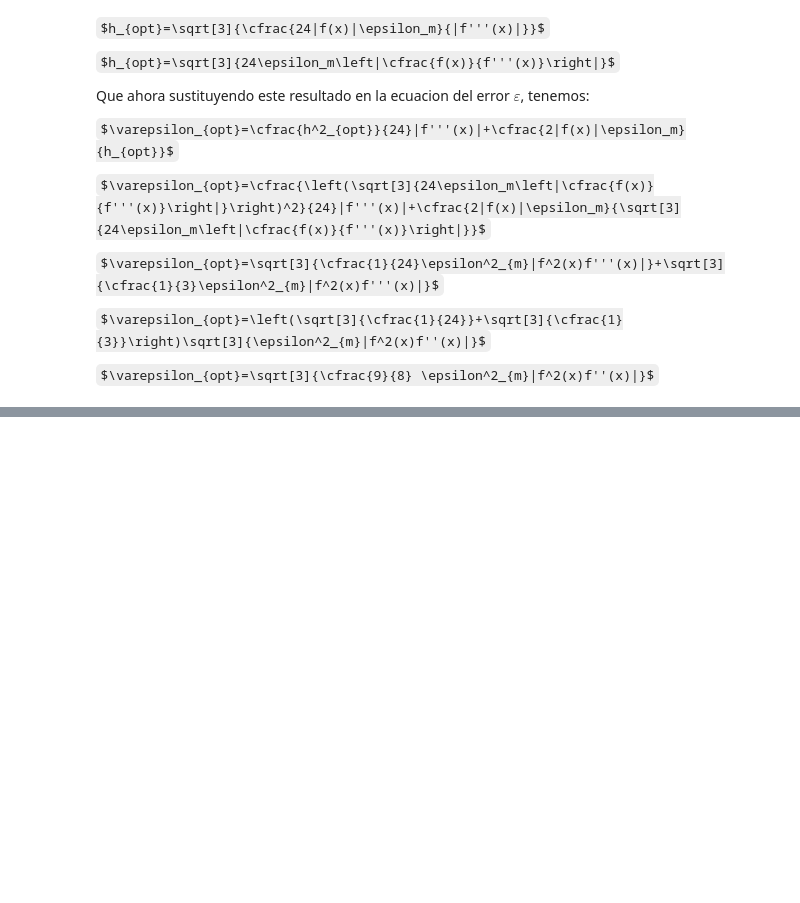
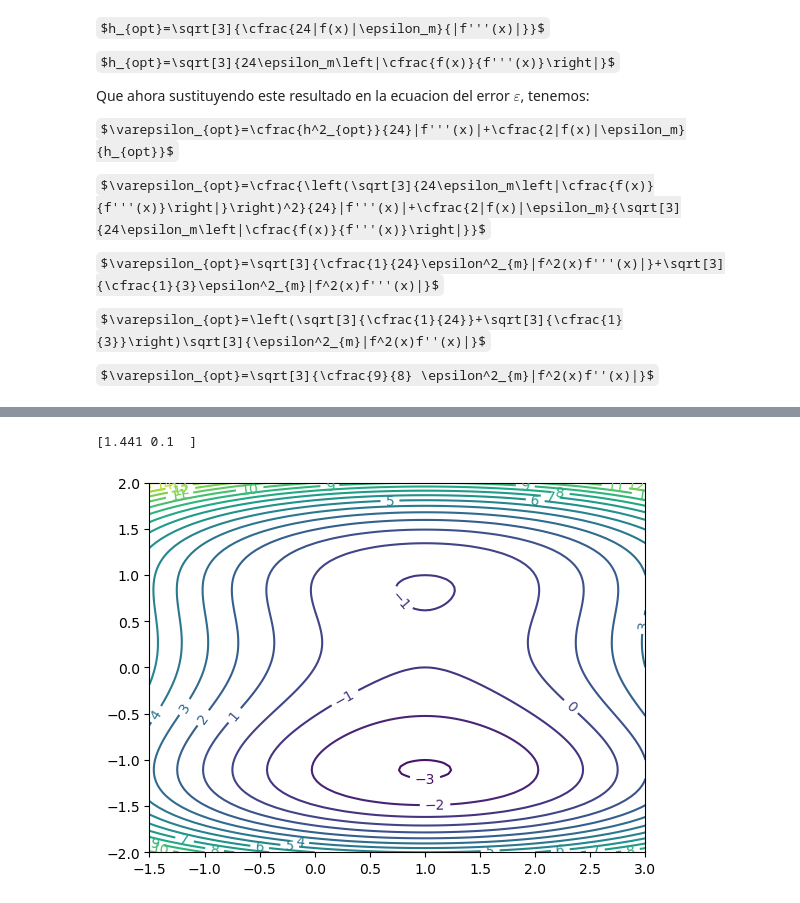
Before and after one commit to Arely00/ArelyGuadalupeJimenezDIaz-mn-2024, a Jupyter notebook: Ejercicios_capitulo_3.ipynb, the cells around one changed output, grey strips where cells are left out. Saved outputs shown, nothing was run; the diff lists cells and outputs as text; code cells hidden in the pictures; some formulas as TeX source; blank space fills up the shorter version.

```diff
--- a/Ejercicios_capitulo_3.ipynb
+++ b/Ejercicios_capitulo_3.ipynb
@@ -159,0 +177,36 @@ e-10 (0.718054117591517, 2.08897904245890)
+# %%
+def funcion(x,x1):
+    funlist=[x1**4-2*x1**2+x1,x**2-2*x]
+    return funlist
+
+
+def grad(lista,listaevh,h):
+    n=len(lista)
+    grad=np.zeros(n)
+    for i in range(n):
+        grad[i]=(listaevh[i]-lista[i])/h
+    return grad
+h=0.1
+gradiente=grad(funcion(1,1),funcion(1+h,1+h),h)
+print(gradiente)
+
+
+
+# Datos
+x, x1= np.meshgrid(np.linspace(-1.5, 3, 100),
+                   np.linspace(-2, 2, 100))
+Z =x1**4-2*x1**2+x1+x**2-2*x
+
+# Contour
+fig, ax = plt.subplots()
+cnt = ax.contour(x, x1, Z,20)
+ax.clabel(cnt, cnt.levels, inline = True, fontsize = 10)
+
+plt.show()
+#h=0.1
+#g=grad(funcion(x,x1),funcion(x+h,x1+h),h)
+#pyplot.plot(g)
+#pyplot.show()
+# %% [output]
+[1.441 0.1  ]
+[figure, added]
```
Also changed, not shown: parts of 9 cells of this notebook.
